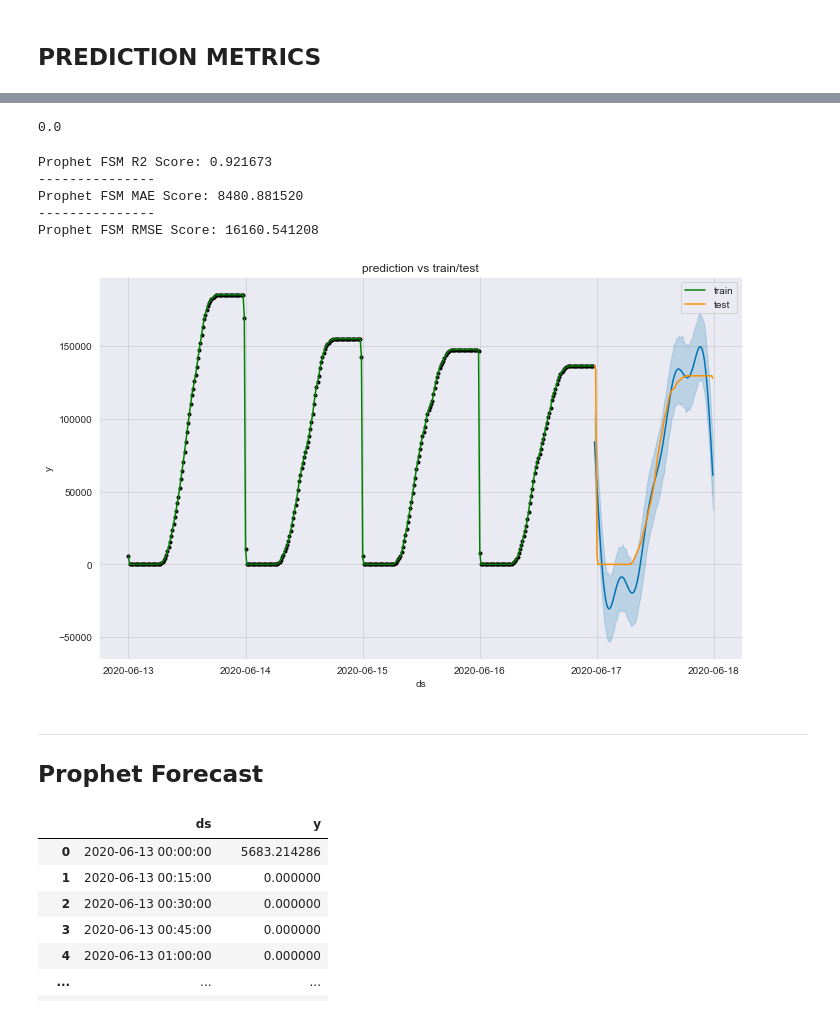
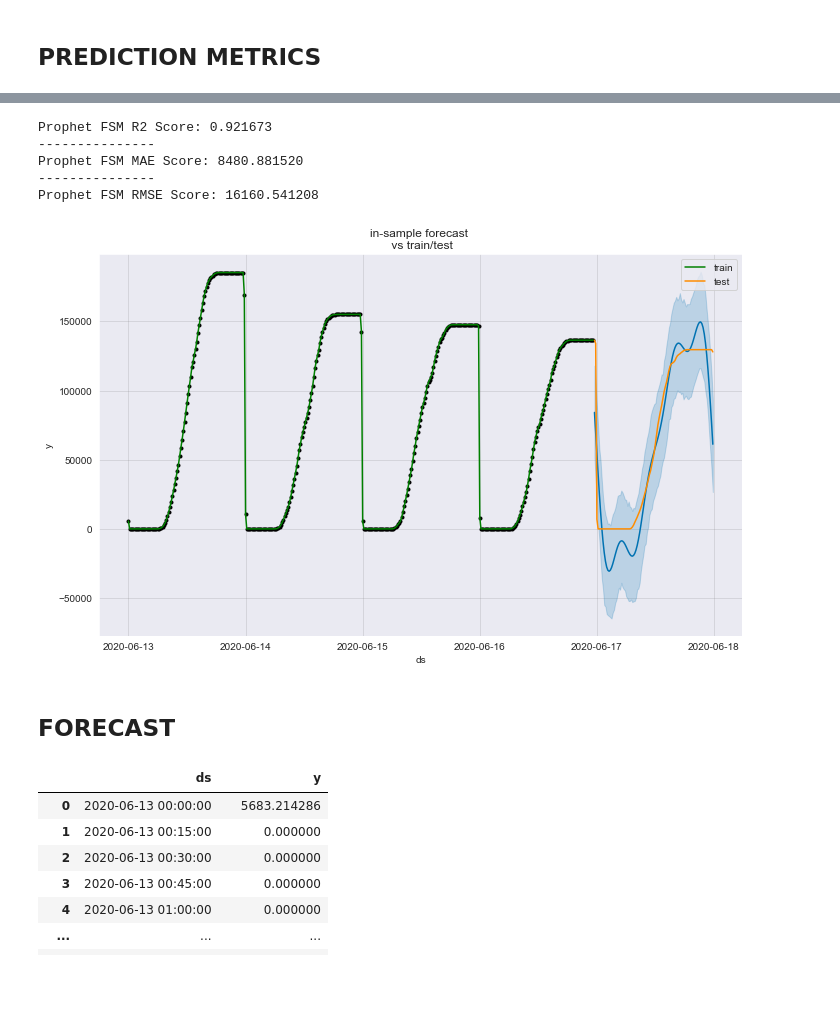
Before and after one commit to Ozxahmed/flatiron_capstone, a Jupyter notebook: notebooks/exploratory/oz_05_prophet_fsm.ipynb, the cells around one changed output, grey strips where cells are left out. Saved outputs shown, nothing was run; the diff lists cells and outputs as text; code cells hidden in the pictures; blank space fills up the shorter version.

Commit message:
cleaned up prophet notebook

```diff
--- a/notebooks/exploratory/oz_05_prophet_fsm.ipynb
+++ b/notebooks/exploratory/oz_05_prophet_fsm.ipynb
@@ -176,7 +176,10 @@ test_prophet_6_13
 | 477 | 2020-06-17 23:45:00 | 127962.767857 |
 96 rows × 2 columns
 # %%
-pred_model = Prophet(daily_seasonality=True, weekly_seasonality=False, yearly_seasonality=False)
+pred_model = Prophet(daily_seasonality=True,
+                     weekly_seasonality=False,
+                     yearly_seasonality=False,
+                     interval_width=0.95) # confidence interval. Note: entering this did not change any of the performance metric vs the the defaul percentage
 pred_model.fit(train_prophet_6_13)
 # %% [output]
 <fbprophet.forecaster.Prophet at 0x...>
@@ -207,0 +186,3 @@ pred_future_dates
+# %%
+pred_future_dates = pred_model.make_future_dataframe(periods=98, freq='15min',include_history=False)
+pred_future_dates
@@ -271,8 +233,3 @@ pred_metric_df
-# %%
-pred_metric_df[pred_metric_df.yhat < 0] = 0
-pred_metric_df.yhat.min()
-# %% [output]
-0.0
 # %%
 # NOTE HERE: the calculations below are baed off of negative numbers being zeroed out.
 # the graph below, however, isn't- it plots the negative predictions
@@ -293,16 +250,16 @@ Prophet FSM RMSE Score: 16160.541208
 # %%
 pred_model.plot(pred_forecast)
 plt.plot(train_prophet_6_13.ds, train_prophet_6_13.y, label='train', c='g')
 plt.plot(test_prophet_6_13.ds, test_prophet_6_13.y, label='test', c='darkorange')
 plt.legend()
-plt.title('prediction vs train/test')
+plt.title('in-sample forecast \n vs train/test')
 plt.show()
 # %% [output]
-[figure, old version]
+[figure, new version]
-# %% [markdown]
----
-
-## Prophet Forecast
+# %% [markdown]
+
+
+## FORECAST
 # %%
 prophet_6_13
 # %% [output]
```
Also changed, not shown: parts of 13 cells of this notebook.
